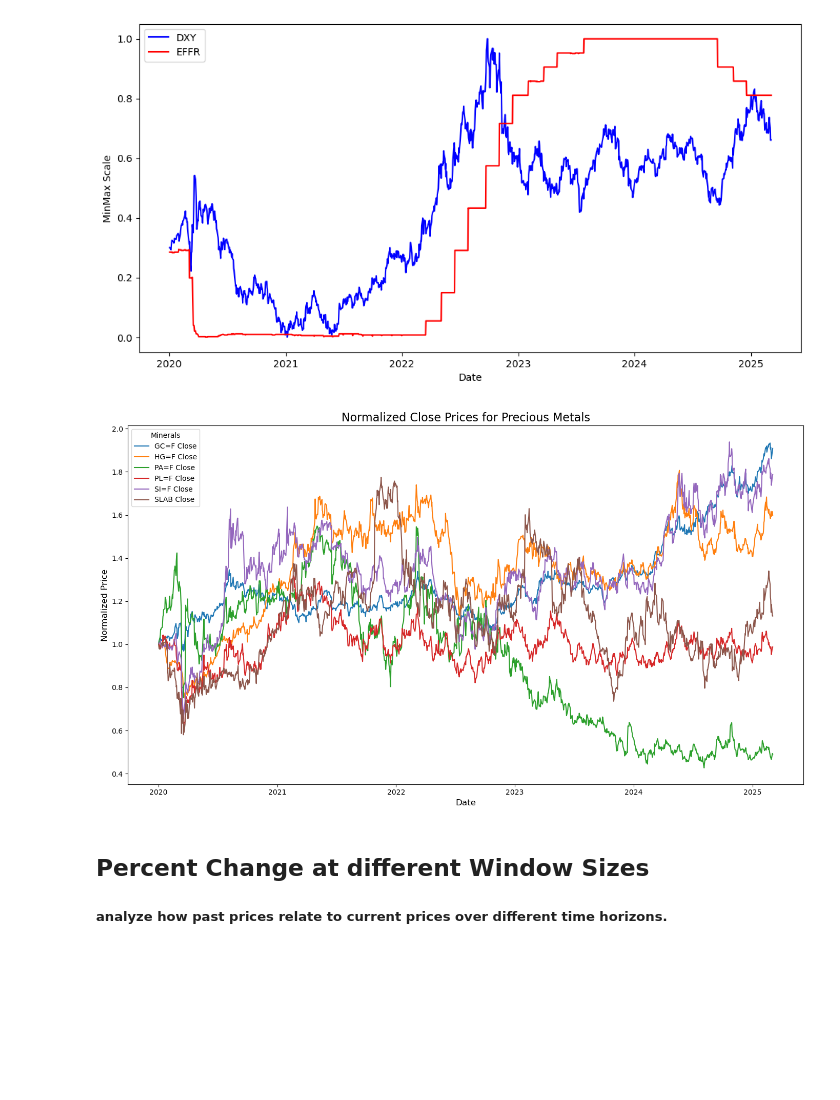
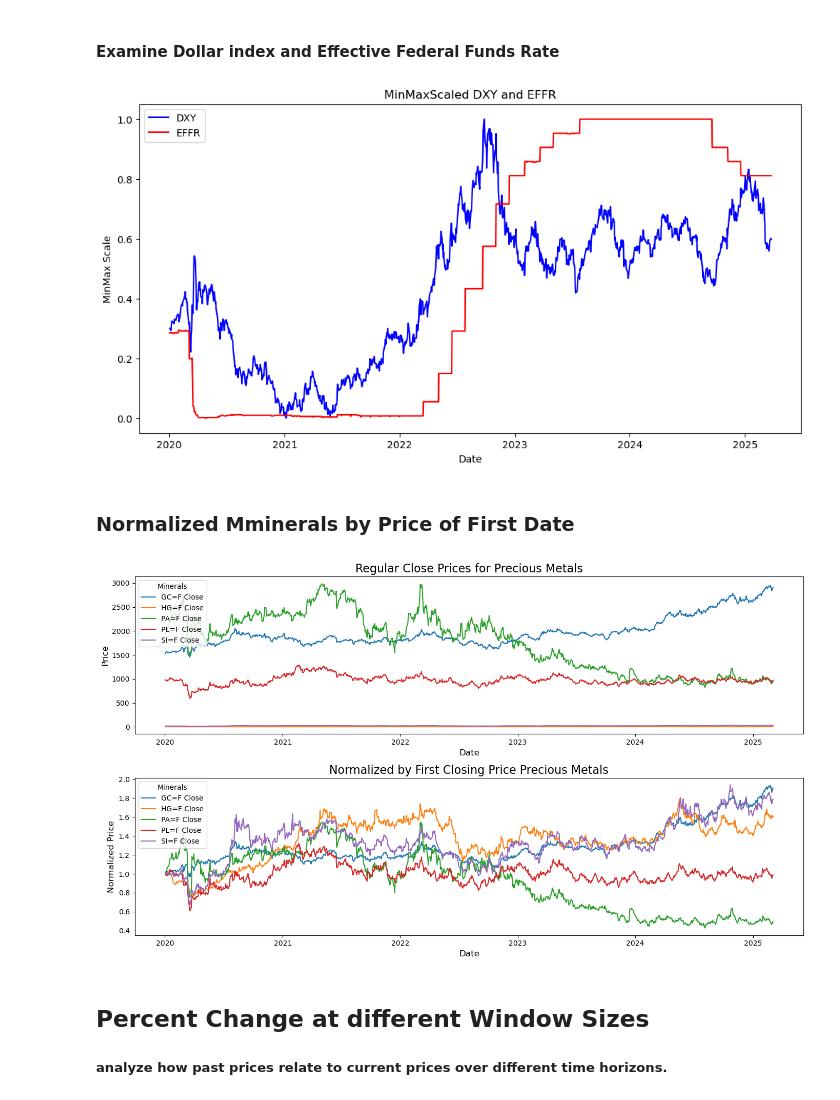
Before and after one commit to GeronimoBWalker/commodity, a Jupyter notebook: commodity_analysis_chey (G).ipynb, the cells around one changed output. Cells and saved outputs as stored; diff of their text form; code cells hidden in the pictures; blank space fills up the shorter version.

```diff
--- a/commodity_analysis_chey (G).ipynb
+++ b/commodity_analysis_chey (G).ipynb
@@ -202,21 +233,24 @@ master_df['Year'] = master_df.Date.dt.year
+# %% [markdown]
+#### Examine Dollar index and Effective Federal Funds Rate
 # %%
+effr_dxy = effr.merge(dxy,on='Date',how='inner')
+
+# scale values to visualize
 scaler = MinMaxScaler()
-years = [2020, 2021, 2022, 2023, 2024, 2025]
-
-filtered_df = master_df[master_df['Year'].isin(years)]
-filtered_df.loc[:, ['dxy_scaled', 'effr_scaled']] = scaler.fit_transform(
-    filtered_df.loc[:, ['dxy_close', 'EFFR']]
+effr_dxy.loc[:, ['dxy_scaled', 'effr_scaled']] = scaler.fit_transform(
+    effr_dxy.loc[:, ['DXY Close', 'EFFR']]
 )
 
 plt.figure(figsize=(12, 6))
 
 
-sns.lineplot(data=filtered_df, x='Date', y='dxy_scaled', color='blue', label='DXY')
-sns.lineplot(data=filtered_df, x='Date', y='effr_scaled', color='red', label='EFFR')
+sns.lineplot(data=effr_dxy, x='Date', y='dxy_scaled', color='blue', label='DXY')
+sns.lineplot(data=effr_dxy, x='Date', y='effr_scaled', color='red', label='EFFR')
 
 
 plt.legend(loc='upper left')
 plt.ylabel('MinMax Scale')
+plt.title('MinMaxScaled DXY and EFFR')
 plt.show()
 # %% [output]
-[figure, old version]
+[figure, new version]
@@ -236,26 +265,42 @@ metals = pd.concat([metals,metals_log_return],axis=1)
+# %% [markdown]
+### Normalized Mminerals by Price of First Date
 # %%
 # Normalize the Close prices by dividing by the first value of each series
-normalized_df = metals[['Date','GC=F Close', 'HG=F Close', 'PA=F Close', 'PL=F Close', 'SI=F Close', 'SLAB Close']].copy()
+minerals_close = minerals[['Date','GC=F Close', 'HG=F Close', 'PA=F Close', 'PL=F Close', 'SI=F Close']].copy()
 
 # Normalize each column by dividing by its first value
-normalized_df.iloc[:,1:] = normalized_df.iloc[:,1:] / normalized_df.iloc[:,1:].iloc[0]
+normalized_minerals = minerals_close.copy()
+normalized_minerals.iloc[:,1:] = normalized_minerals.iloc[:,1:] / normalized_minerals.iloc[:,1:].iloc[0]
+normalized_minerals_melt = pd.melt(normalized_minerals,id_vars=['Date'],var_name='Ticker',value_name='Normalized Close')
 
-normalized_df_melt = pd.melt(normalized_df,id_vars=['Date'],var_name='Ticker',value_name='Normalized Close')
+
+minerals_melt = pd.melt(minerals_close,id_vars=['Date'],var_name='Ticker',value_name='Close')
+
 
 # Plotting the normalized Close prices
-plt.figure(figsize=(14, 8))
+fig, axs = plt.subplots(2,1,figsize=(14, 8))
 
-sns.lineplot(data=normalized_df_melt,x='Date',y='Normalized Close',hue='Ticker')
+sns.lineplot(data=minerals_melt,x='Date',y='Close',hue='Ticker',ax=axs[0])
+
+sns.lineplot(data=normalized_minerals_melt,x='Date',y='Normalized Close',hue='Ticker',ax=axs[1])
+
+
 
 # Adding title and labels
-plt.title('Normalized Close Prices for Precious Metals', fontsize=16)
-plt.xlabel('Date', fontsize=12)
-plt.ylabel('Normalized Price', fontsize=12)
-plt.legend(title="Minerals", loc="upper left")
+axs[0].set_title('Regular Close Prices for Precious Metals', fontsize=16)
+axs[0].set_xlabel('Date', fontsize=12)
+axs[0].set_ylabel('Price', fontsize=12)
+axs[0].legend(title="Minerals", loc="upper left")
+
+# Adding title and labels
+axs[1].set_title('Normalized by First Closing Price Precious Metals', fontsize=16)
+axs[1].set_xlabel('Date', fontsize=12)
+axs[1].set_ylabel('Normalized Price', fontsize=12)
+axs[1].legend(title="Minerals", loc="upper left")
 
 plt.tight_layout()
 
 # Show the plot
 plt.show()
 # %% [output]
-[figure, old version]
+[figure, new version]
```
Also changed, not shown: parts of 46 cells of this notebook, 1 other file.
